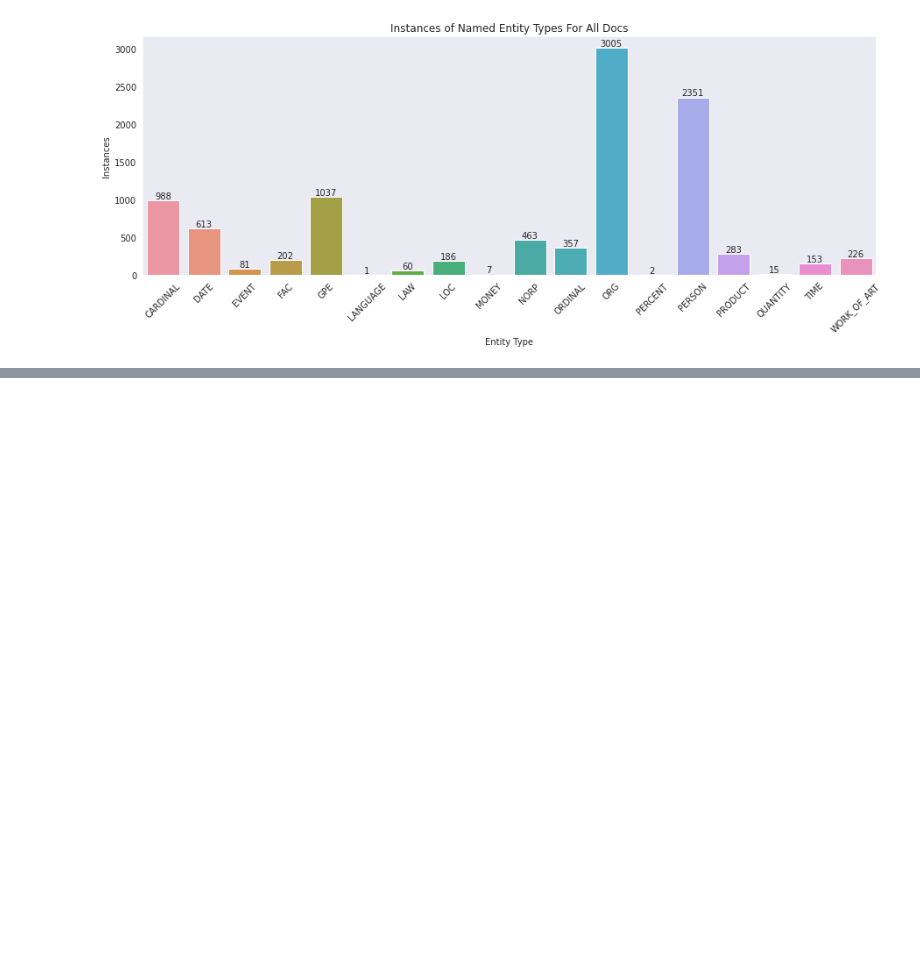
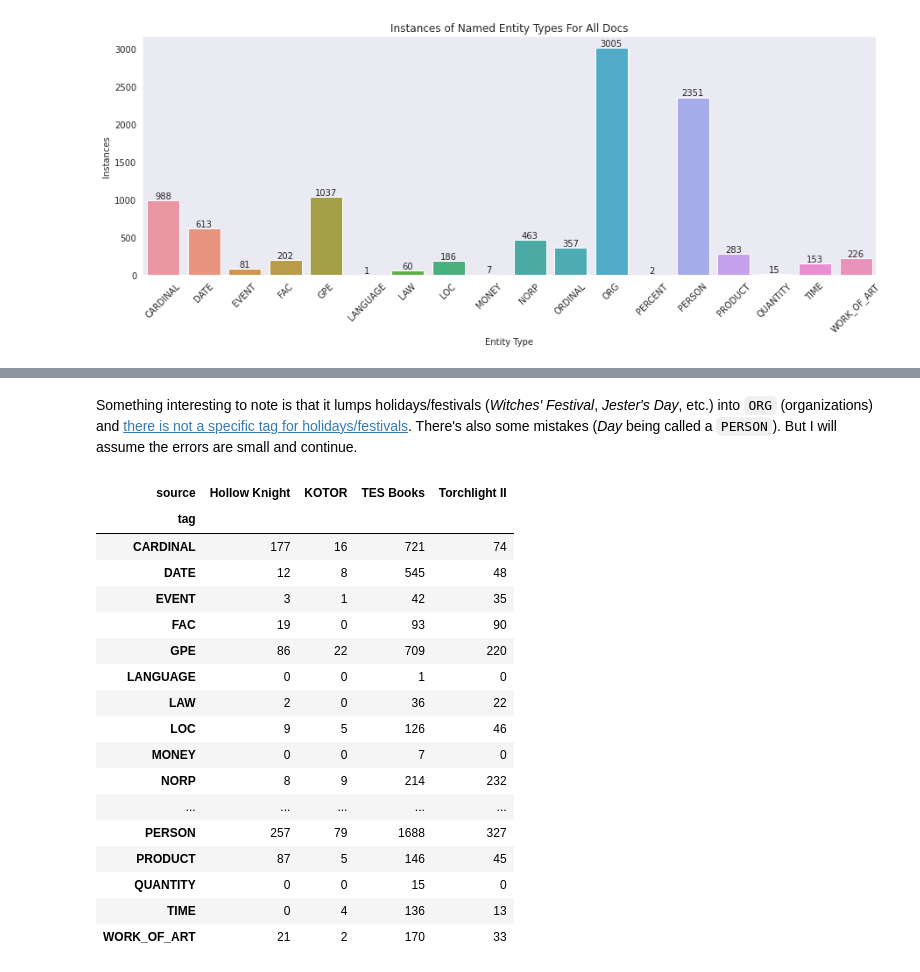
Before and after one commit to Data-Science-for-Linguists-2022/Pragmatics-In-Video-Games, a Jupyter notebook: notebooks/research.ipynb, the cells around one changed output, grey strips where cells are left out. Cells and saved outputs as stored; diff of their text form; code cells hidden in the pictures; blank space fills up the shorter version.

```diff
--- a/notebooks/research.ipynb
+++ b/notebooks/research.ipynb
@@ -314,0 +359,28 @@ Let's get a couple entites from all the documents.
+# %% [markdown]
+Something interesting to note is that it lumps holidays/festivals (_Witches' Festival_, _Jester's Day_, etc.) into `ORG` (organizations) and [there is not a specific tag for holidays/festivals](https://spacy.io/api/annotation). There's also some mistakes (_Day_ being called a `PERSON`). But I will assume the errors are small and continue.
+# %%
+# Graph entities by type and game
+# Creat stacked Series
+entities_info = entities_df.groupby('tag').source.value_counts() # Never understood why this is a Series.
+
+# Replace 'NaN's with 0
+display(entities_info.unstack(fill_value=0)) # Wow
+# %% [output]
+| source | Hollow Knight | KOTOR | TES Books | Torchlight II |
+| tag |  |  |  |  |
+| CARDINAL | 177 | 16 | 721 | 74 |
+| DATE | 12 | 8 | 545 | 48 |
+| EVENT | 3 | 1 | 42 | 35 |
+| FAC | 19 | 0 | 93 | 90 |
+| GPE | 86 | 22 | 709 | 220 |
+| LANGUAGE | 0 | 0 | 1 | 0 |
+| LAW | 2 | 0 | 36 | 22 |
+| LOC | 9 | 5 | 126 | 46 |
+| MONEY | 0 | 0 | 7 | 0 |
+| NORP | 8 | 9 | 214 | 232 |
+| ... | ... | ... | ... | ... |
+| PERSON | 257 | 79 | 1688 | 327 |
+| PRODUCT | 87 | 5 | 146 | 45 |
+| QUANTITY | 0 | 0 | 15 | 0 |
+| TIME | 0 | 4 | 136 | 13 |
+| WORK_OF_ART | 21 | 2 | 170 | 33 |
```
Also changed, not shown: parts of 9 cells of this notebook, 4 other files.
